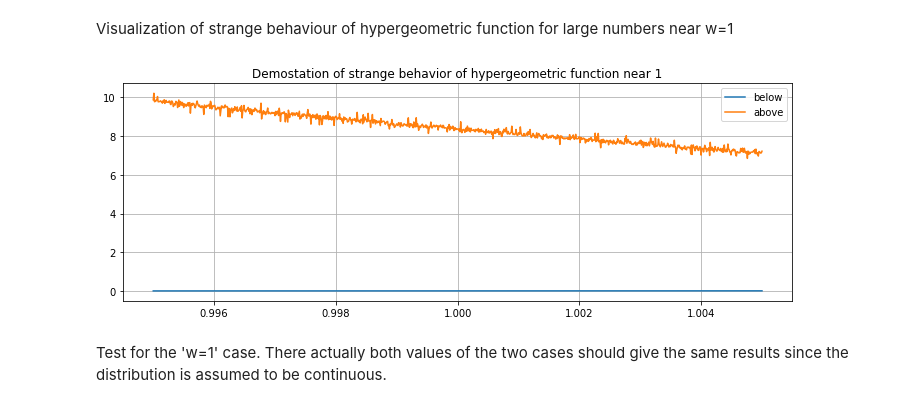
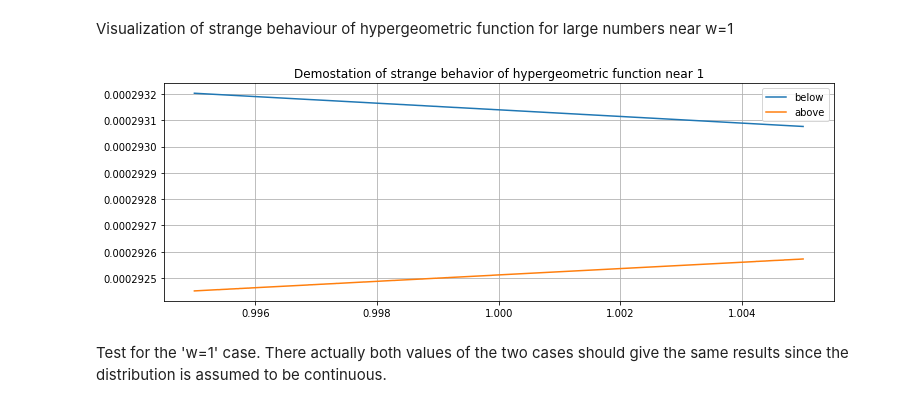
Before and after one commit to jsaffer/vetostudie, a Jupyter notebook: beta_ratio.ipynb, the cells around one changed output. Drawn from its saved outputs; the diff is of its cells as text; code cells hidden in the pictures.

Commit message:
Introduce asmyptotic expansion of gammaln. Maybe there is the problem? I don't think so, but where else?

```diff
--- a/beta_ratio.ipynb
+++ b/beta_ratio.ipynb
@@ -59,11 +59,29 @@ Function checking if number is even.
 # %%
 def is_even(num):
     return num % 2 == 0
+# %%
+def asympt_gammaln(x):
+    if x>0:
+        return (x-0.5)*np.log(x)-x+0.5*np.log(2*np.pi)+1/(12*x)-1/(360*x**3)+1/(1260*x**5)-1/(1680*x**7)
+    elif x == 0:
+        return np.nan
+    else:
+        return -((-x-0.5)*np.log(-x)+x+0.5*np.log(2*np.pi)-1/(12*x)+1/(360*x**3)-1/(1260*x**5)+1/(1680*x**7))
+
+#jh = np.linspace(-7, 7, 1001)
+#jhg = [asympt_gammaln(val) for val in jh]
+#jhf = [sp.special.gammaln(val) for val in jh]
+#plt.plot(jh, jhg)
+#plt.plot(jh, jhf)
+#plt.ylim(-5, 5)
+#plt.grid('true')
+#plt.show()
 # %% [markdown]
 Function giving logarithm of binomial coefficient (a take b).
 # %%
 def binomln(a, b):
-    return sp.special.gammaln(a+1) - sp.special.gammaln(b+1) - sp.special.gammaln(a-b+1)
+    return asympt_gammaln(a+1) - asympt_gammaln(b+1) - asympt_gammaln(a-b+1)
+    #return sp.special.gammaln(a+1) - sp.special.gammaln(b+1) - sp.special.gammaln(a-b+1)
 # %% [markdown]
 Function giving for a set of veto efficiencies ($\texttt{etas}$) and set of #veto hits ($\texttt{v}$) and # all hits ($\texttt{a}$) the beta distribution of $\eta$.
 # %%
@@ -83,7 +101,8 @@ def log_hyper_2_F_1_below_1(a1, a2, b1, b2, w):
     ln_results_even = []
     ln_results_odd = []
     for n in range(int(b1)):
-        ln_resu = binomln(b1-1, n) + sp.special.gammaln(a1+a2+n) + sp.special.gammaln(a1+a2+b2) - sp.special.gammaln(a1+a2+b2+n) - sp.special.gammaln(a1+a2) + n * np.log(w)
+        ln_resu = binomln(b1-1, n) + asympt_gammaln(a1+a2+n) + asympt_gammaln(a1+a2+b2) - asympt_gammaln(a1+a2+b2+n) - asympt_gammaln(a1+a2) + n * np.log(w)
+        #ln_resu = binomln(b1-1, n) + sp.special.gammaln(a1+a2+n) + sp.special.gammaln(a1+a2+b2) - sp.special.gammaln(a1+a2+b2+n) - sp.special.gammaln(a1+a2) + n * np.log(w)
         if is_even(n):
             ln_results_even.append(ln_resu)
         else:
@@ -103,7 +122,8 @@ def log_hyper_2_F_1_above_1(a1, a2, b1, b2, w):
     ln_results_even = []
     ln_results_odd = []
     for n in range(int(b2)):
-        ln_resu = binomln(b2-1, n) + sp.special.gammaln(a1+a2+n) + sp.special.gammaln(a1+a2+b1) - sp.special.gammaln(a1+a2+b1+n) - sp.special.gammaln(a1+a2) - n * np.log(w)
+        ln_resu = binomln(b2-1, n) + asympt_gammaln(a1+a2+n) + asympt_gammaln(a1+a2+b1) - asympt_gammaln(a1+a2+b1+n) - asympt_gammaln(a1+a2) - n * np.log(w)
+        #ln_resu = binomln(b2-1, n) + sp.special.gammaln(a1+a2+n) + sp.special.gammaln(a1+a2+b1) - sp.special.gammaln(a1+a2+b1+n) - sp.special.gammaln(a1+a2) - n * np.log(w)
         if is_even(n):
             ln_results_even.append(ln_resu)
         else:
@@ -122,22 +142,23 @@ def log_hyper_2_F_1_above_1(a1, a2, b1, b2, w):
 Visualization of strange behaviour of hypergeometric function for large numbers near w=1
 # %%
 iu = np.linspace(0.995, 1.005, 1001)
-a1 = 44
-a2 = 34
-b1 = 64
-b2 = 74
+a1 = 24
+a2 = 23
+b1 = 26
+b2 = 27
 piub = [np.exp(log_hyper_2_F_1_below_1(a1, a2, b1, b2, viu)) for viu in iu]
 piua = [np.exp(log_hyper_2_F_1_above_1(a1, a2, b1, b2, viu)) for viu in iu]
+
 
 plt.rcParams['figure.figsize'] = (12, 4)
 plt.title('Demostation of strange behavior of hypergeometric function near 1')
 plt.plot(iu, piub, label = 'below')
 plt.plot(iu, piua, label = 'above')
 plt.legend()
 plt.grid('True')
 plt.show()
 # %% [output]
-[figure, old version]
+[figure, new version]
 # %% [markdown]
 Test for the 'w=1' case. There actually both values of the two cases should give the same results since the distribution is assumed to be continuous.
 # %%
```
Also changed, not shown: parts of 5 cells of this notebook.
